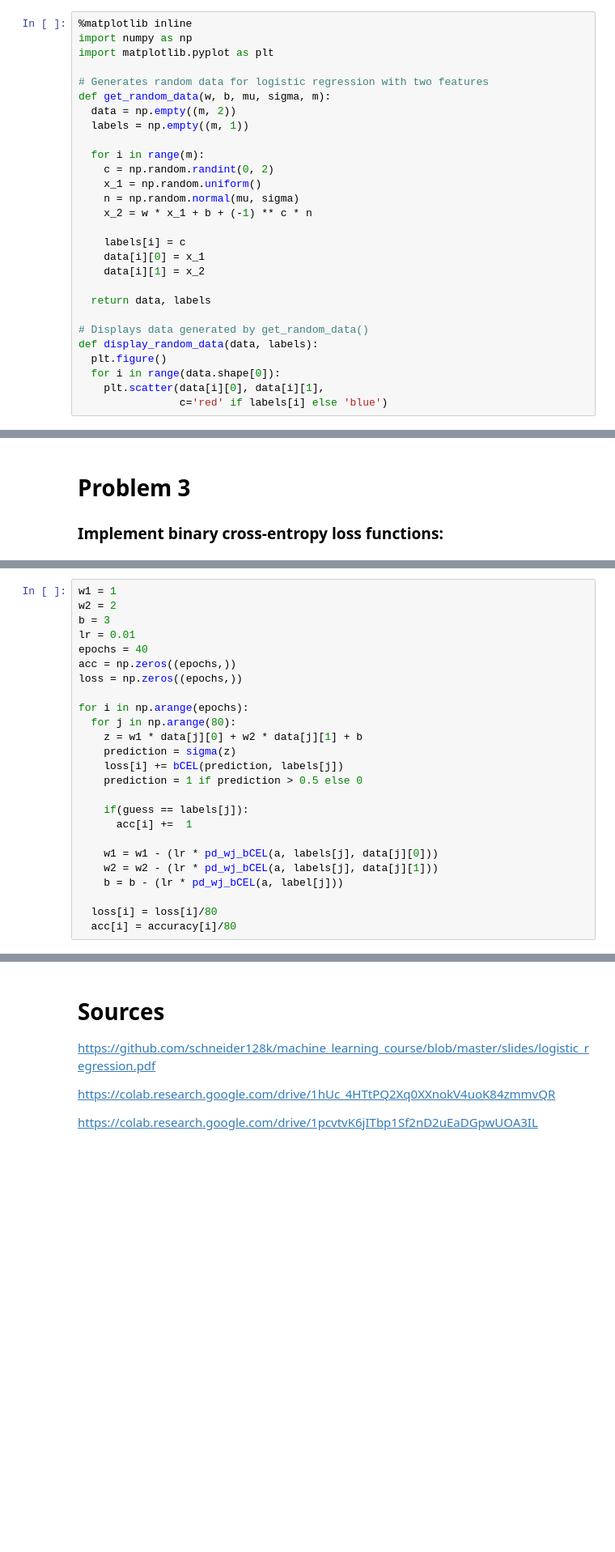
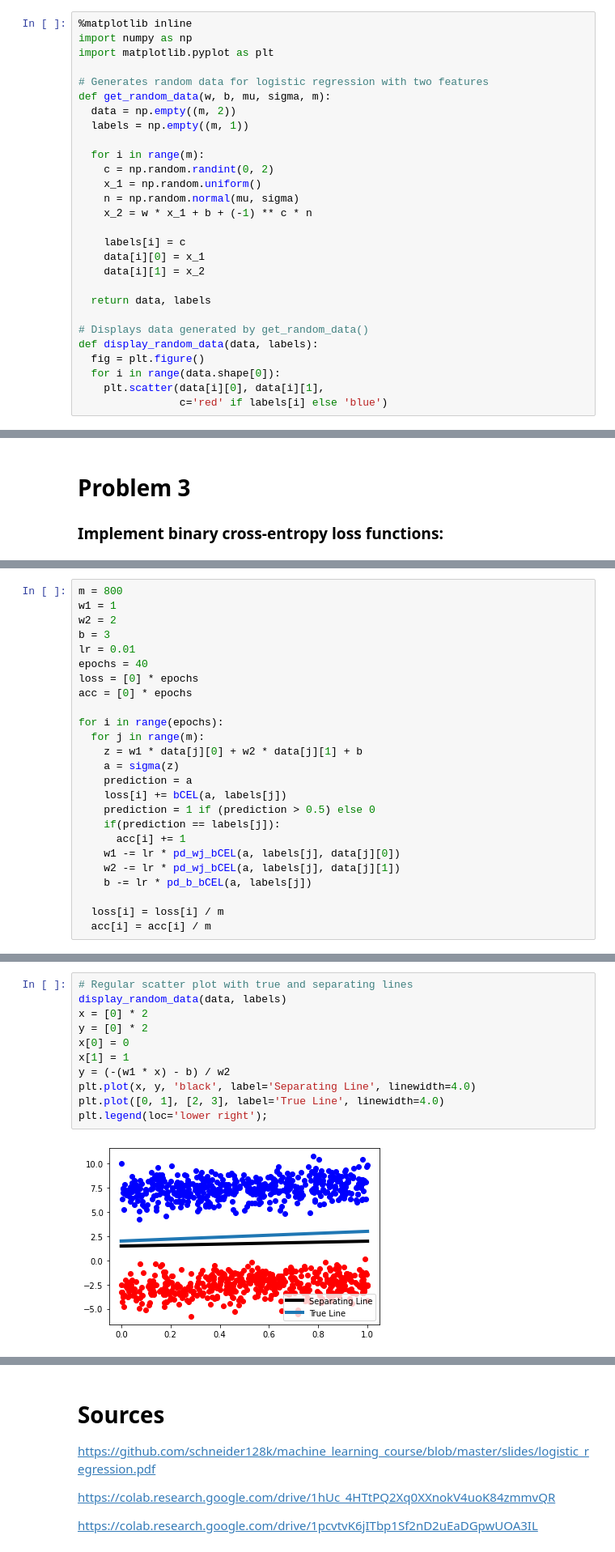
Before and after one commit to ayberkcorp/cap4630-artificial_intelligence, a Jupyter notebook: HW_3/Homework3.ipynb, the cells around one changed output, grey strips where cells are left out. Shown at 81% size. Saved outputs shown, nothing was run; the diff lists cells and outputs as text; blank space fills up the shorter version.

```diff
--- a/HW_3/Homework3.ipynb
+++ b/HW_3/Homework3.ipynb
@@ -28,7 +28,7 @@ def get_random_data(w, b, mu, sigma, m):
 
 # Displays data generated by get_random_data()
 def display_random_data(data, labels):
-  plt.figure()
+  fig = plt.figure()
   for i in range(data.shape[0]):
     plt.scatter(data[i][0], data[i][1],
                 c='red' if labels[i] else 'blue')
@@ -183,25 +182,25 @@ def pd_b_bCEL(a, y):
 # %%
+m = 800
 w1 = 1
 w2 = 2
 b = 3
 lr = 0.01
 epochs = 40
-acc = np.zeros((epochs,))
-loss = np.zeros((epochs,))
+loss = [0] * epochs
+acc = [0] * epochs
 
-for i in np.arange(epochs):
-  for j in np.arange(80):
+for i in range(epochs):
+  for j in range(m):
     z = w1 * data[j][0] + w2 * data[j][1] + b
-    prediction = sigma(z)
-    loss[i] += bCEL(prediction, labels[j])
-    prediction = 1 if prediction > 0.5 else 0
+    a = sigma(z)
+    prediction = a
+    loss[i] += bCEL(a, labels[j])
+    prediction = 1 if (prediction > 0.5) else 0
+    if(prediction == labels[j]):
+      acc[i] += 1
+    w1 -= lr * pd_wj_bCEL(a, labels[j], data[j][0])
+    w2 -= lr * pd_wj_bCEL(a, labels[j], data[j][1])
+    b -= lr * pd_b_bCEL(a, labels[j])
 
-    if(guess == labels[j]):
-      acc[i] +=  1
-
-    w1 = w1 - (lr * pd_wj_bCEL(a, labels[j], data[j][0]))
-    w2 = w2 - (lr * pd_wj_bCEL(a, labels[j], data[j][1]))
-    b = b - (lr * pd_wj_bCEL(a, label[j]))
-
-  loss[i] = loss[i]/80
-  acc[i] = accuracy[i]/80
+  loss[i] = loss[i] / m
+  acc[i] = acc[i] / m
@@ -207,0 +209,13 @@ for i in np.arange(epochs):
+# %%
+# Regular scatter plot with true and separating lines
+display_random_data(data, labels)
+x = [0] * 2
+y = [0] * 2
+x[0] = 0
+x[1] = 1
+y = (-(w1 * x) - b) / w2
+plt.plot(x, y, 'black', label='Separating Line', linewidth=4.0)
+plt.plot([0, 1], [2, 3], label='True Line', linewidth=4.0)
+plt.legend(loc='lower right');
+# %% [output]
+[figure, added]
```
Also changed, not shown: parts of 10 cells of this notebook.
